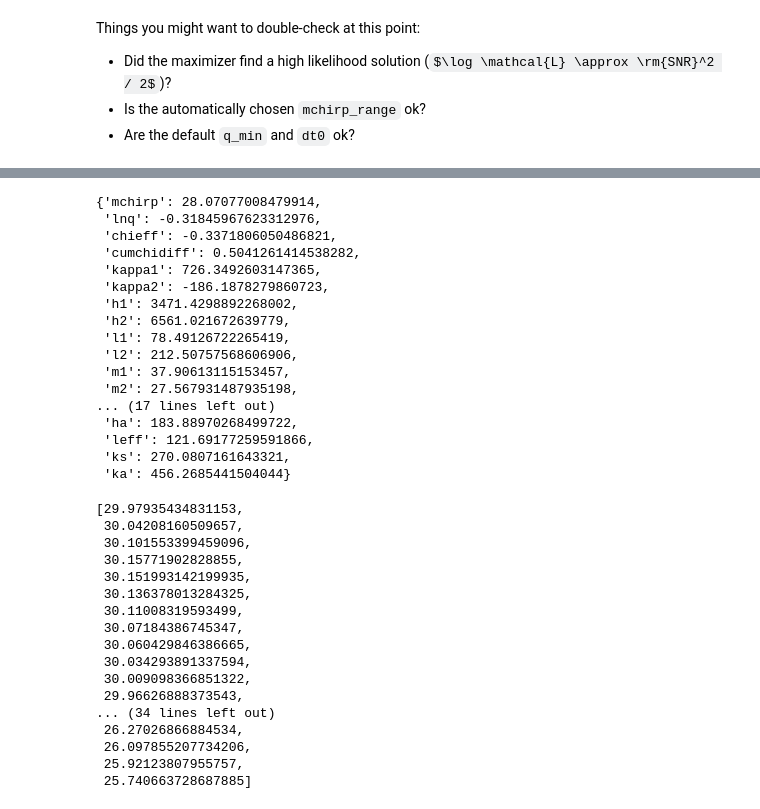
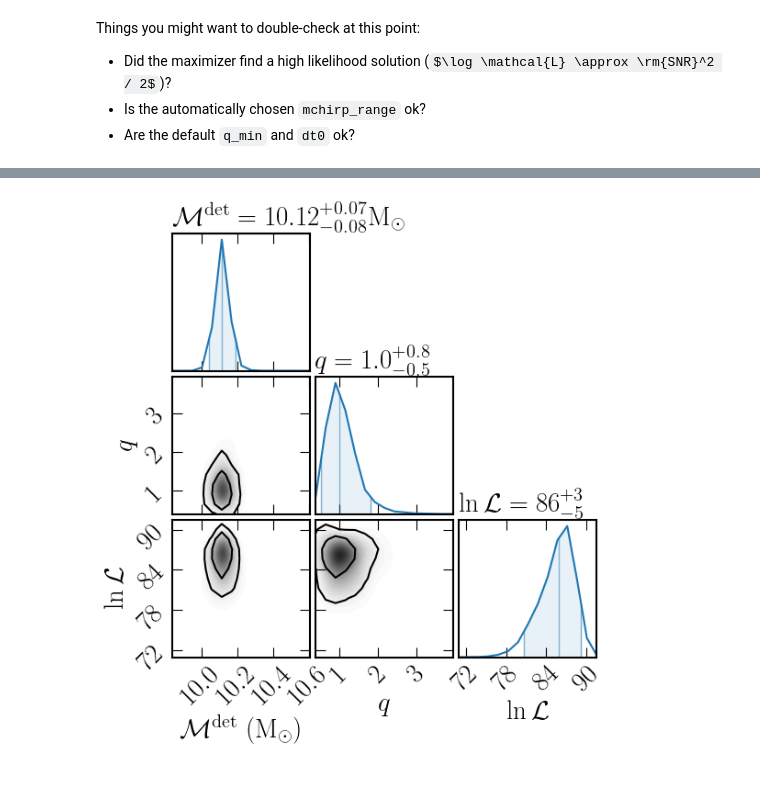
Before and after one commit to jroulet/cogwheel, a Jupyter notebook: cogwheel/waveform_models/_qdol_pe.ipynb, the cells around one changed output, grey strips where cells are left out. Drawn from its saved outputs; the diff is of its cells as text; code cells hidden in the pictures; some formulas as TeX source; blank space fills up the shorter version.

```diff
--- a/cogwheel/waveform_models/_qdol_pe.ipynb
+++ b/cogwheel/waveform_models/_qdol_pe.ipynb
@@ -292,20 +219,0 @@ sample = dict(samples.sample().iloc[0])
-# %%
-sample
-# %% [output]
-{'mchirp': 28.07077008479914,
- 'lnq': -0.31845967623312976,
- 'chieff': -0.3371806050486821,
- 'cumchidiff': 0.5041261414538282,
- 'kappa1': 726.3492603147365,
- 'kappa2': -186.1878279860723,
- 'h1': 3471.4298892268002,
- 'h2': 6561.021672639779,
- 'l1': 78.49126722265419,
- 'l2': 212.50757568606906,
- 'm1': 37.90613115153457,
- 'm2': 27.567931487935198,
-... (17 lines left out)
- 'ha': 183.88970268499722,
- 'leff': 121.69177259591866,
- 'ks': 270.0807161643321,
- 'ka': 456.2685441504044}
@@ -314,20 +220,6 @@ h1_arr = np.linspace(0, 1000)
-# %%
-[post.likelihood.lnlike_fft(sample | {'s1x_n':0, 's1y_n':0, 's2x_n':0, 's2y_n':0, 'l2':h1})  for h1 in h1_arr]
-# %% [output]
-[29.97935434831153,
- 30.04208160509657,
- 30.101553399459096,
- 30.15771902828855,
- 30.151993142199935,
- 30.136378013284325,
- 30.11008319593499,
- 30.07184386745347,
- 30.060429846386665,
- 30.034293891337594,
- 30.009098366851322,
- 29.96626888373543,
-... (34 lines left out)
- 26.27026866884534,
- 26.097855207734206,
- 25.92123807955757,
- 25.740663728687885]
+# %%
+samples = pd.read_feather('GW2023/IntrinsicLVCPrior/GW190728_064510/run_0/samples.feather')
+samples['q'] = np.exp(samples['lnq'])
+gw_plotting.CornerPlot(samples[['mchirp','q','lnl']]).plot()
+# %% [output]
+[figure, added]
```
Also changed, not shown: parts of 36 cells of this notebook, 2 other files.
